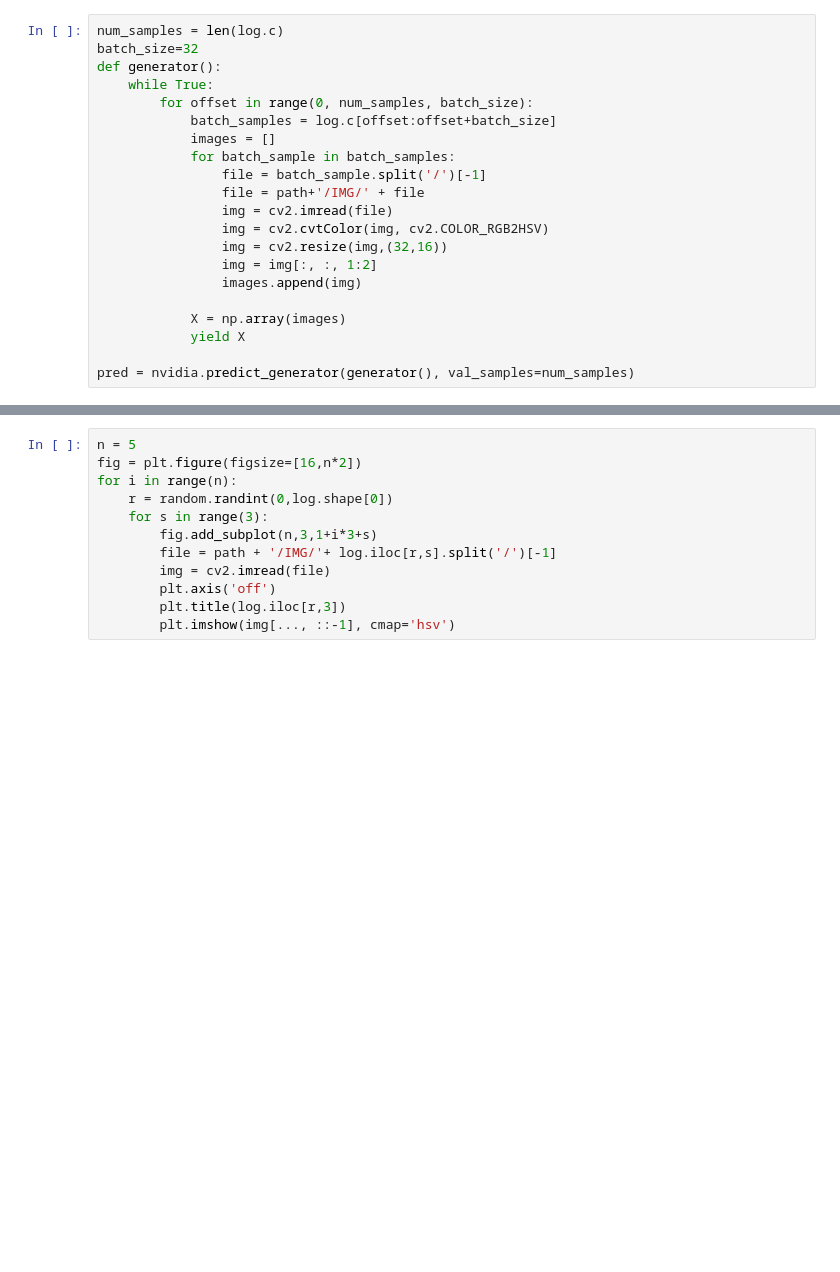
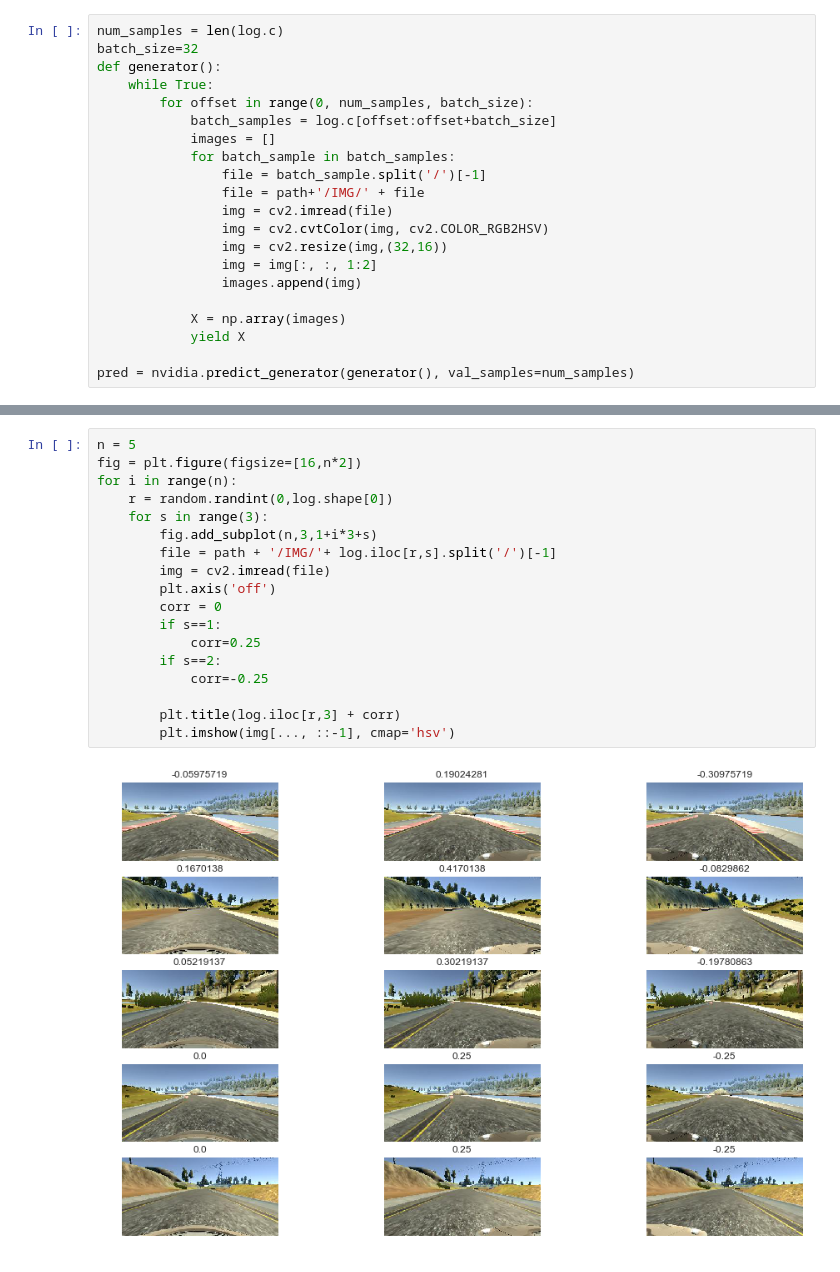
Before and after one commit to lake4790k/CarND-Behavioral-Cloning-P3, a Jupyter notebook: Analyse.ipynb, the cells around one changed output, grey strips where cells are left out. Cells and saved outputs as stored; diff of their text form; blank space fills up the shorter version.

```diff
--- a/Analyse.ipynb
+++ b/Analyse.ipynb
@@ -63,12 +74,20 @@ dp = sns.distplot(log.angle, bins=100, kde=False);
 # %%
 n = 5
 fig = plt.figure(figsize=[16,n*2])
 for i in range(n):
     r = random.randint(0,log.shape[0])
     for s in range(3):
         fig.add_subplot(n,3,1+i*3+s)
         file = path + '/IMG/'+ log.iloc[r,s].split('/')[-1]
         img = cv2.imread(file)
         plt.axis('off')
-        plt.title(log.iloc[r,3])
+        corr = 0
+        if s==1:
+            corr=0.25
+        if s==2:
+            corr=-0.25
+
+        plt.title(log.iloc[r,3] + corr)
         plt.imshow(img[..., ::-1], cmap='hsv')
+# %% [output]
+[figure, added]
```
Also changed, not shown: parts of 7 cells of this notebook, 8 other files.
